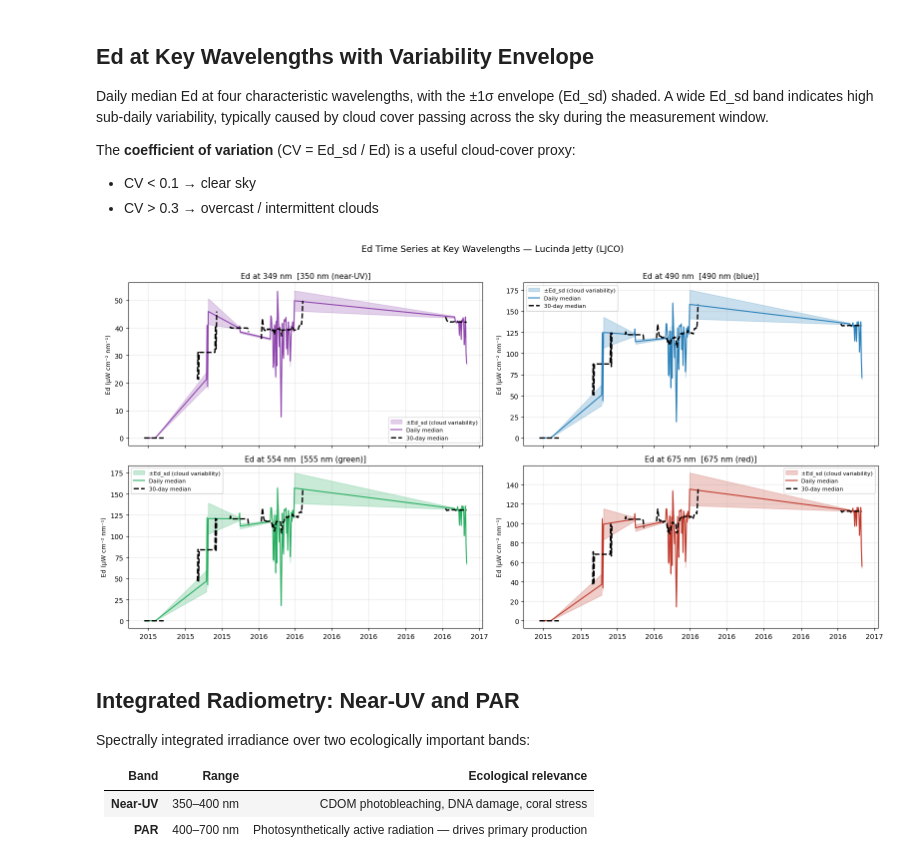
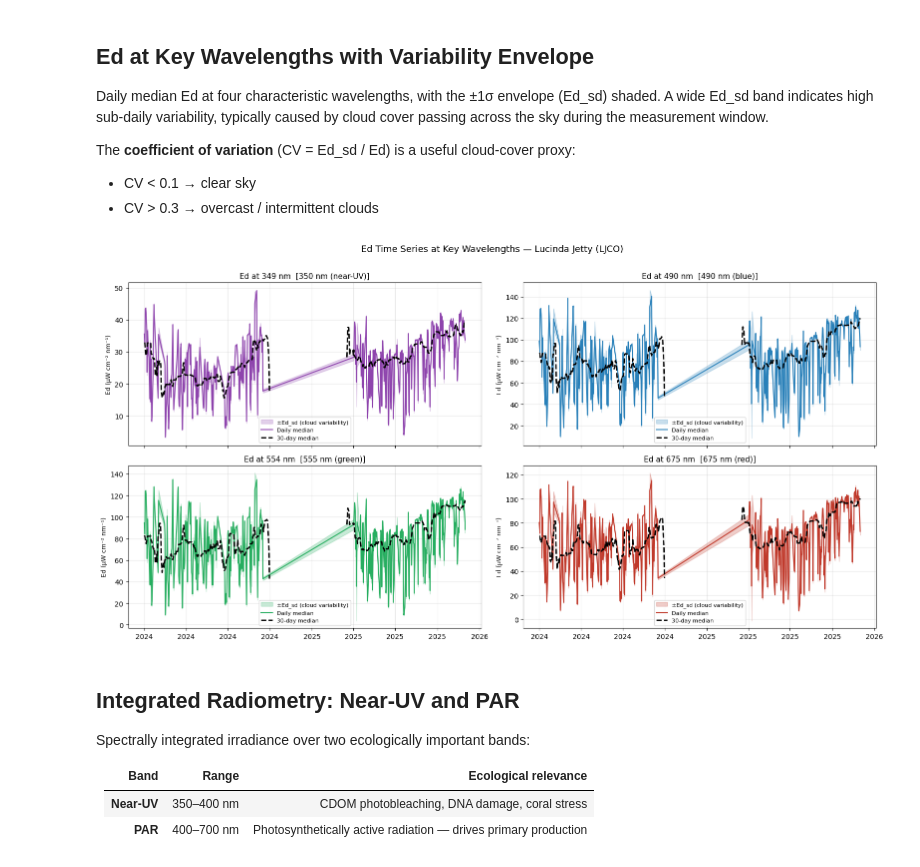
Before and after one commit to aodn/aodn_cloud_optimised, a Jupyter notebook: notebooks/station_lucinda_jetty_daily_satlantic_hyperocr.ipynb, the cells around one changed output. Cells and saved outputs as stored; diff of their text form; code cells hidden in the pictures.

```diff
--- a/notebooks/station_lucinda_jetty_daily_satlantic_hyperocr.ipynb
+++ b/notebooks/station_lucinda_jetty_daily_satlantic_hyperocr.ipynb
@@ -122,8 +122,8 @@ The solar spectrum shows:
 
 Spectra are coloured by acquisition date; each represents the daily median at solar noon conditions.
 # %%
-DATE_START = ""
-DATE_END   = ""
+DATE_START = "2024-01-01"
+DATE_END   = "2025-12-01"
 time_vals = xds["TIME"].values
 DATE_START = DATE_START or pd.Timestamp(time_vals[0]).strftime("%Y-%m-%d")
 DATE_END   = DATE_END   or pd.Timestamp(time_vals[-1]).strftime("%Y-%m-%d")
@@ -234,8 +234,8 @@ The **coefficient of variation** (CV = Ed_sd / Ed) is a useful cloud-cover proxy
 - CV < 0.1 → clear sky
 - CV > 0.3 → overcast / intermittent clouds
 # %%
-DATE_START = ""
-DATE_END   = ""
+DATE_START = "2024-01-01"
+DATE_END   = "2025-12-01"
 time_vals = xds["TIME"].values
 DATE_START = DATE_START or pd.Timestamp(time_vals[0]).strftime("%Y-%m-%d")
 DATE_END   = DATE_END   or pd.Timestamp(time_vals[-1]).strftime("%Y-%m-%d")
@@ -261,34 +261,34 @@ for ax, (label, target_wl) in zip(axes, KEY_WL.items()):
     idx = int(np.argmin(np.abs(wl_arr - target_wl)))
     actual_wl = wl_arr[idx]
     ed_ts  = ed_daily.isel(WAVELENGTH_Ed=idx).values
     sd_ts  = ed_sd_daily.isel(WAVELENGTH_Ed=idx).values
     t_ts   = pd.to_datetime(ed_daily.TIME.values)
 
     valid = ~np.isnan(ed_ts)
     color = COLORS[label]
     ax.fill_between(t_ts[valid],
                     (ed_ts - sd_ts)[valid], (ed_ts + sd_ts)[valid],
                     alpha=0.25, color=color, label="±Ed_sd (cloud variability)")
     ax.plot(t_ts[valid], ed_ts[valid], color=color, lw=1.5, label="Daily median")
 
     # 30-day rolling median
     roll = pd.Series(ed_ts, index=t_ts).rolling("30D", center=True).median()
     ax.plot(roll.index, roll.values, color="k", lw=2, ls="--", label="30-day median")
 
     ax.set_title(f"Ed at {actual_wl:.0f} nm  [{label}]", fontsize=11)
     ax.set_ylabel("Ed (μW cm⁻² nm⁻¹)", fontsize=9)
     ax.legend(fontsize=8)
     ax.grid(True, alpha=0.3)
     ax.xaxis.set_major_formatter(mdates.DateFormatter("%Y"))
 
 fig.suptitle(
     "Ed Time Series at Key Wavelengths — Lucinda Jetty (LJCO)",
     fontsize=13, y=1.01,
 )
 plt.tight_layout()
 plt.show()
 # %% [output]
-[figure, old version]
+[figure, new version]
 # %% [markdown]
 ## Integrated Radiometry: Near-UV and PAR
 
```
Also changed, not shown: parts of 11 cells of this notebook, 15 other files.
